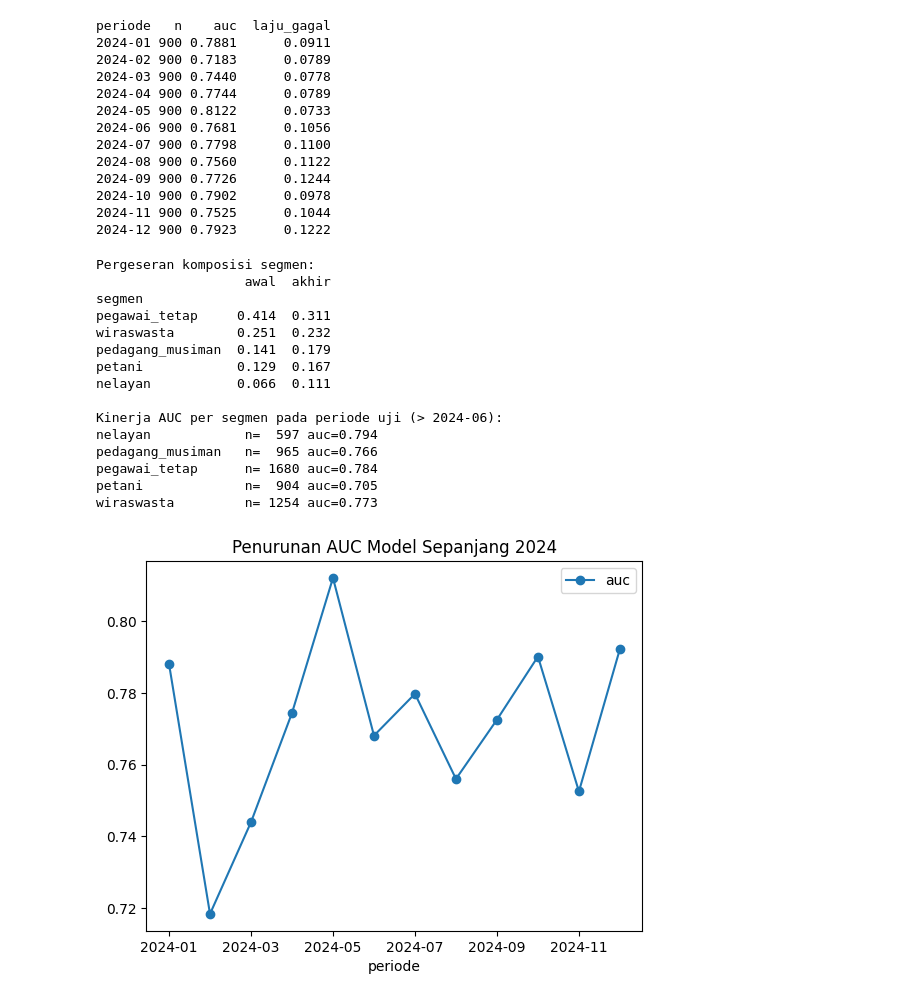
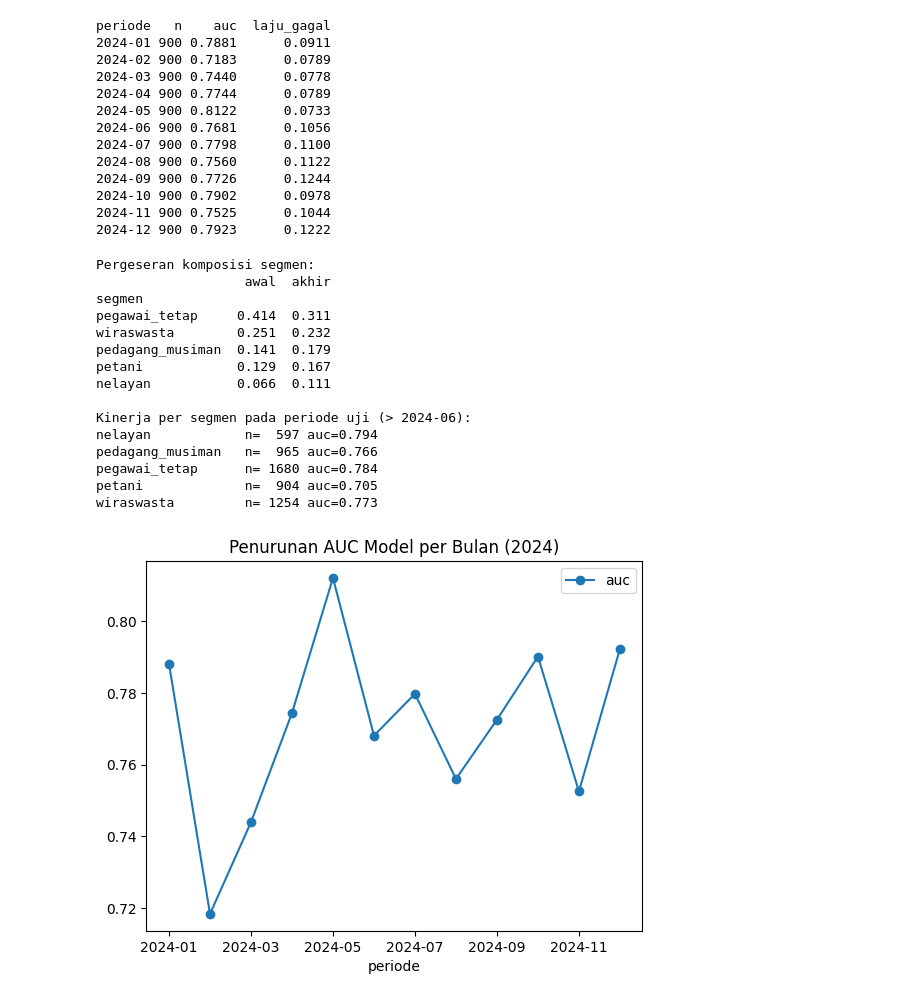
Before and after one commit to wulanlumbantoruan/MLOps, a Jupyter notebook: notebooks/02_penuaan.ipynb, the cells around one changed output. Saved outputs shown, nothing was run; the diff lists cells and outputs as text; code cells hidden in the pictures.

```diff
--- a/notebooks/02_penuaan.ipynb
+++ b/notebooks/02_penuaan.ipynb
@@ -45,40 +44,40 @@ periode   n    auc  laju_gagal
 2024-11 900 0.7525      0.1044
 2024-12 900 0.7923      0.1222
 # %%
-# Membuat grafik penurunan AUC per bulan (wajib untuk Titik Periksa)
-hasil.plot(x="periode", y="auc", marker="o", title="Penurunan AUC Model Sepanjang 2024")
+# Grafik penurunan kinerja per bulan (jika matplotlib terpasang)
+hasil.plot(x="periode", y="auc", marker="o", title="Penurunan AUC Model per Bulan (2024)")
 
-# Langkah 2a: Apakah komposisi populasi bergeser?
+# (a) Apakah komposisi populasi bergeser?
 awal = df[df.periode <= "2022-06"]
 akhir = df[df.periode >= "2024-07"]
 print("\nPergeseran komposisi segmen:")
 print(pd.DataFrame({
     "awal": awal.segmen.value_counts(normalize=True),
     "akhir": akhir.segmen.value_counts(normalize=True)
 }).round(3))
 
-# Langkah 2b: Apakah kinerja memburuk merata atau terpusat pada segmen tertentu?
-print("\nKinerja AUC per segmen pada periode uji (> 2024-06):")
+# (b) Apakah kinerja memburuk merata atau terpusat pada segmen tertentu?
+print("\nKinerja per segmen pada periode uji (> 2024-06):")
 uji = df.periode > "2024-06"
 skor = model.predict_proba(X[uji])[:, 1]
 for seg, g in df[uji].groupby("segmen"):
     idx = g.index
     s = pd.Series(skor, index=df[uji].index)
     print(f"{seg:<18} n={len(g):5d} auc={roc_auc_score(y.loc[idx], s.loc[idx]):.3f}")
 # %% [output]
 Pergeseran komposisi segmen:
                    awal  akhir
 segmen
 pegawai_tetap     0.414  0.311
 wiraswasta        0.251  0.232
 pedagang_musiman  0.141  0.179
 petani            0.129  0.167
 nelayan           0.066  0.111
 
-Kinerja AUC per segmen pada periode uji (> 2024-06):
+Kinerja per segmen pada periode uji (> 2024-06):
 nelayan            n=  597 auc=0.794
 pedagang_musiman   n=  965 auc=0.766
 pegawai_tetap      n= 1680 auc=0.784
 petani             n=  904 auc=0.705
 wiraswasta         n= 1254 auc=0.773
-[figure, old version]
+[figure, new version]
```
Also changed, not shown: parts of 2 cells of this notebook.
